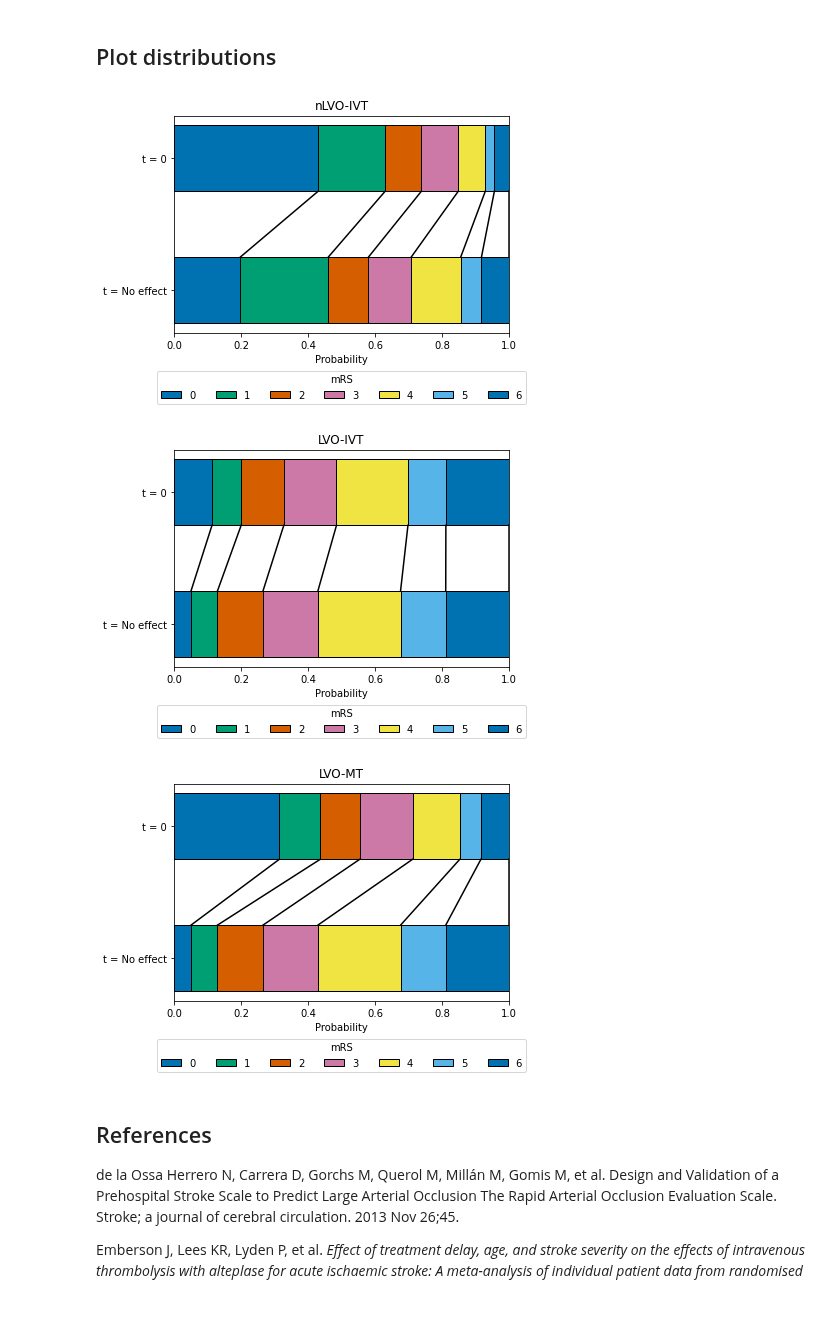
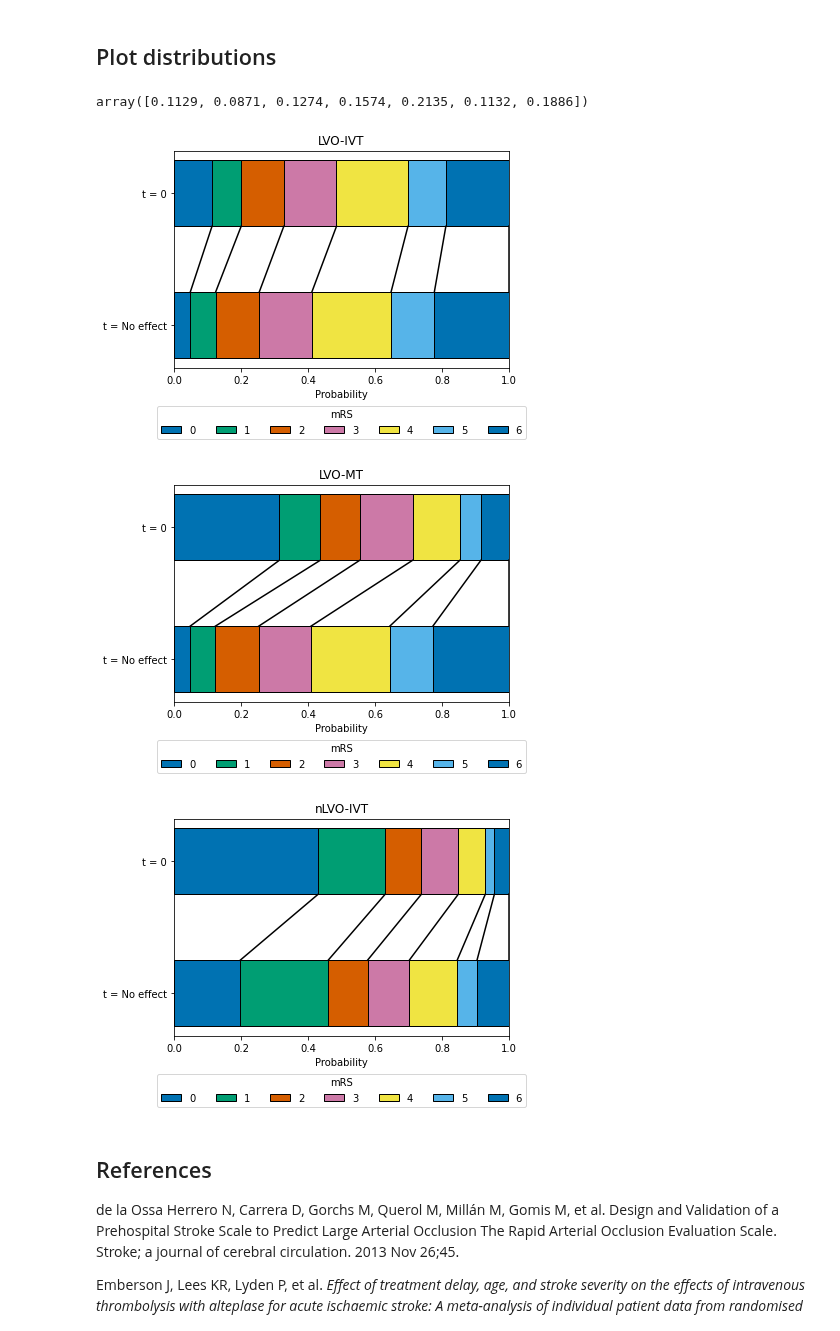
Before and after one commit to samuel-book/stroke_outcome, a Jupyter notebook: mRS_datasets_full.ipynb, the cells around one changed output. Drawn from its saved outputs; the diff is of its cells as text; code cells hidden in the pictures.

Commit message:
Update block plot references in plotting

```diff
--- a/mRS_datasets_full.ipynb
+++ b/mRS_datasets_full.ipynb
@@ -862,39 +862,46 @@ def draw_connections(dist_t0, dist_tne, top_tne=0.25, bottom_t0=0.75):
         left_t0  += dist_t0[i]
         left_tne += dist_tne[i]
         plt.plot([left_t0,left_tne],[bottom_t0,top_tne],color='k')
+# %%
+all_distributions_bins_df.loc['t0_treatment_lvo_ivt']
+# %% [output]
+array([0.1129, 0.0871, 0.1274, 0.1574, 0.2135, 0.1132, 0.1886])
 # %%
 plot_info = [
-    [no_effect_nlvo_ivt_bins, t0_treatment_nlvo_ivt_bins, 'nLVO-IVT'],
-    [no_treatment_lvo_bins, t0_treatment_lvo_ivt_bins, 'LVO-IVT'],
-    [no_treatment_lvo_bins, t0_treatment_lvo_mt_bins, 'LVO-MT']]
+    [all_distributions_bins_df.loc['no_effect_lvo_ivt_deaths'],
+     all_distributions_bins_df.loc['t0_treatment_lvo_ivt'], 'LVO-IVT'],
+    [all_distributions_bins_df.loc['no_effect_lvo_mt_deaths'],
+     all_distributions_bins_df.loc['t0_treatment_lvo_mt'], 'LVO-MT'],
+    [all_distributions_bins_df.loc['no_effect_nlvo_ivt_deaths'],
+     all_distributions_bins_df.loc['t0_treatment_nlvo_ivt'], 'nLVO-IVT']]
 
 for info in plot_info:
 
     # Draw no effect distribution
     draw_horizontal_bar(info[0], 't = No effect')
 
     # Add legend now to prevent doubling all the labels:
     plt.legend(loc='center',ncol=7, title='mRS',
                bbox_to_anchor=[0.5,0.0,0.0,-0.5])   # Legend below axis.
 
     # Draww t=0 distribution
     draw_horizontal_bar(info[1], 't = 0')
 
     # Darw connecting lines
     draw_connections(info[1], info[0])
 
     # Add general content
     label = info[2]
     plt.xlabel('Probability')
     plt.title(label)
     plt.xlim(0,1)
     plt.savefig(f'./images/{label}.jpg', dpi=300, bbox_inches='tight',
         pad_inches=0.2)
     plt.show()
 # %% [output]
-[figure, old version]
+[figure, new version]
-[figure, old version]
+[figure, new version]
-[figure, old version]
+[figure, new version]
 # %% [markdown]
 ## References
 
```
Also changed, not shown: 3 other files.
